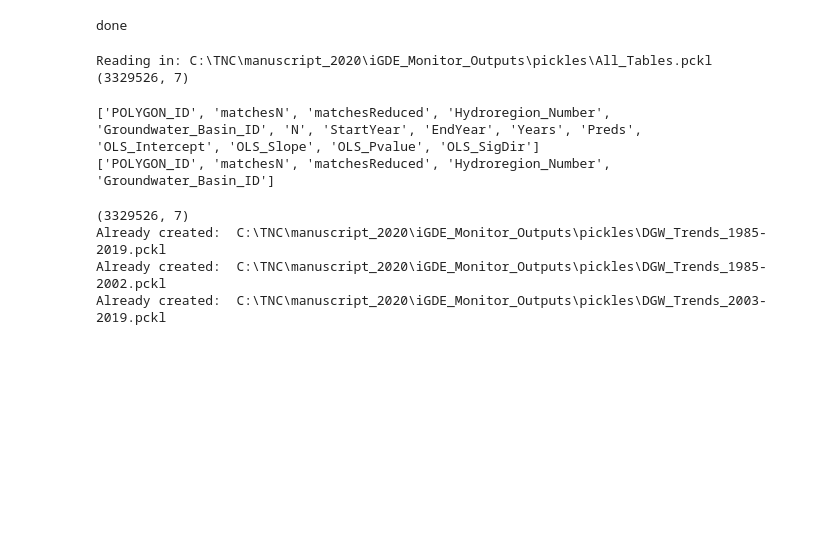
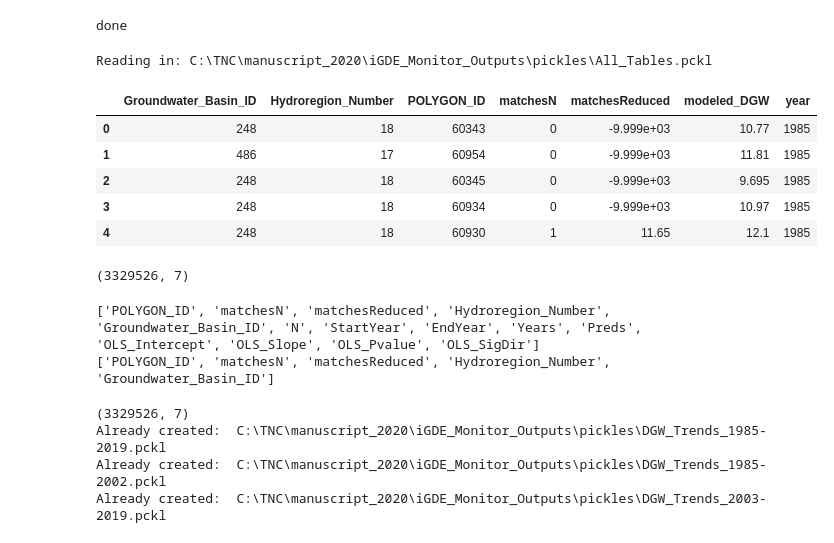
Before and after one commit to tnc-ca-geo/SAGE, a Jupyter notebook: 6TrendSummariesNotebook.ipynb, the cells around one changed output. Drawn from its saved outputs; the diff is of its cells as text; code cells hidden in the pictures; blank space fills up the shorter version.

```diff
--- a/6TrendSummariesNotebook.ipynb
+++ b/6TrendSummariesNotebook.ipynb
@@ -53,23 +53,33 @@ done
 # %%
 #Read in tables
 #Will only read in csvs if pickle version doesn't exist
 tables = glob.glob(os.path.join(table_dir,'*.csv'))
 full_pickle = os.path.join(summary_table_dir,'All_Tables.pckl')
 if not os.path.exists(full_pickle):
     li = []
     for filename in tables:
         print('Reading in: ',filename)
         df = pd.read_csv(filename, index_col=None, header=0,skipinitialspace=True, usecols=use_colummns)
         li.append(df)
     df = pd.concat(li, axis=0, ignore_index=True)
     df.to_pickle(full_pickle)
+    out_csv =  os.path.splitext(full_pickle)[0]+'.csv'
+    df.to_csv(out_csv)
 else:
     print('Reading in:',full_pickle)
     df = pd.read_pickle(full_pickle)
+    display(df.head())
+
 print(df.shape)
 # %% [output]
 Reading in: C:\TNC\manuscript_2020\iGDE_Monitor_Outputs\pickles\All_Tables.pckl
-(3329526, 7)
+|  | Groundwater_Basin_ID | Hydroregion_Number | POLYGON_ID | matchesN | matchesReduced | modeled_DGW | year |
+| 0 | 248 | 18 | 60343 | 0 | -9.999e+03 | 10.77 | 1985 |
+| 1 | 486 | 17 | 60954 | 0 | -9.999e+03 | 11.81 | 1985 |
+| 2 | 248 | 18 | 60345 | 0 | -9.999e+03 | 9.695 | 1985 |
+| 3 | 248 | 18 | 60934 | 0 | -9.999e+03 | 10.97 | 1985 |
+| 4 | 248 | 18 | 60930 | 1 | 11.65 | 12.1 | 1985 |
+(3329526, 7)
 # %%
 #Specify which columns to keep and the final output column names
 keep_columns = ['POLYGON_ID','matchesN','matchesReduced','Hydroregion_Number','Groundwater_Basin_ID']
```
Also changed, not shown: parts of 3 cells of this notebook, 1 other file.
